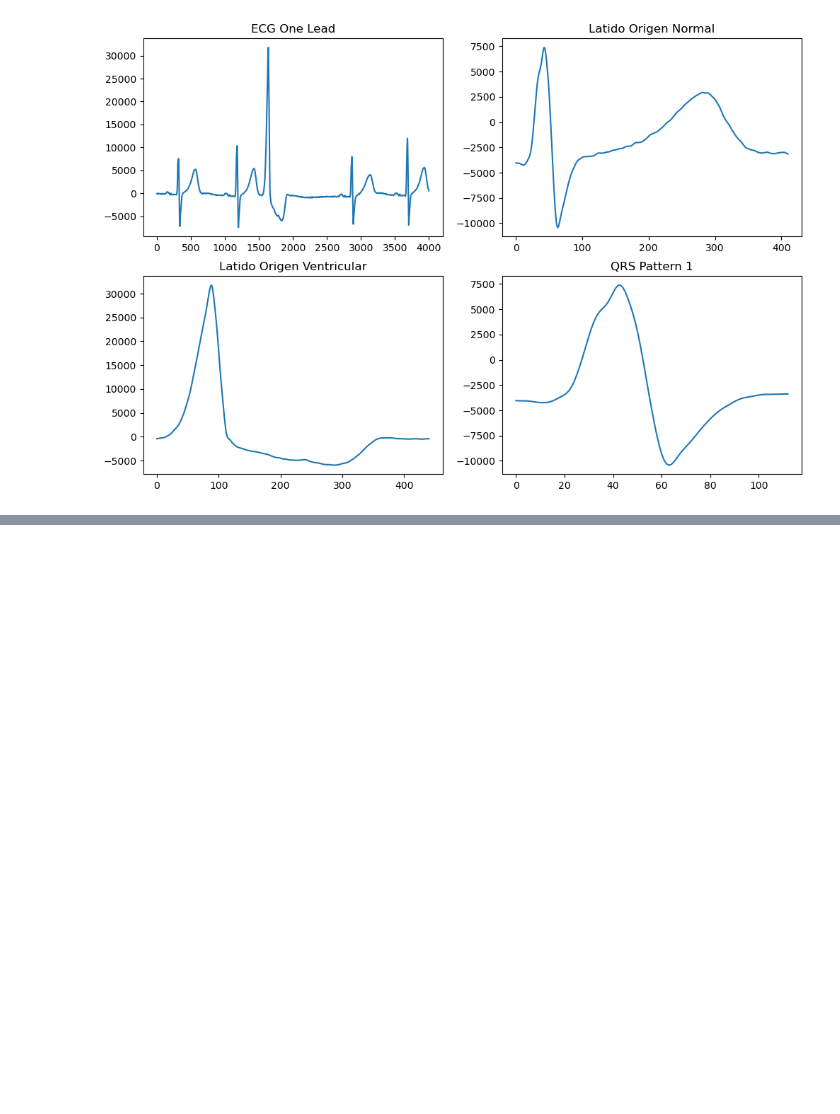
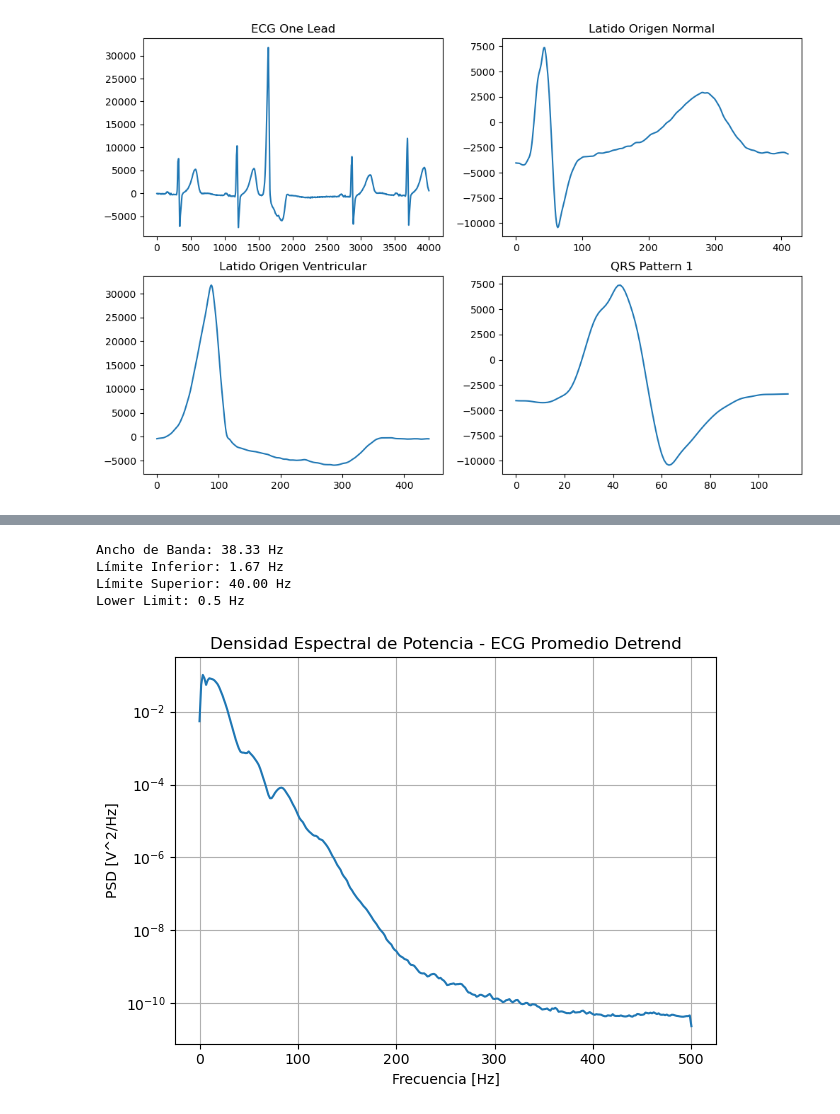
Before and after one commit to federico-b-ee/PDS-2024, a Jupyter notebook: TS8/notebook.ipynb, the cells around one changed output, grey strips where cells are left out. Cells and saved outputs as stored; diff of their text form; code cells hidden in the pictures; blank space fills up the shorter version.

```diff
--- a/TS8/notebook.ipynb
+++ b/TS8/notebook.ipynb
@@ -192,0 +219,49 @@ Latido en índice 1128482: Unknown
+# %%
+# Función para calcular la PSD en ventanas alrededor de los picos QRS
+def calculate_windowed_ecg_psd_welch(ecg_data, fs, qrs_d):
+    all_Pxx = []
+    f = fs
+    for r in qrs_d:
+        if r < 250 or r > (len(ecg_data) - 350):
+            continue
+        window = ecg_data[int(r - 250) : int(r + 350)]
+        # Aplicamos detrend a la señal para eliminar la componente continua o el ruido de baja frecuencia
+        f, Pxx = signal.welch(window, fs, nperseg=len(window), detrend="linear")
+        Pxx = Pxx / np.sum(Pxx)
+        all_Pxx.append(Pxx)
+
+    # Promedio de todas las PSDs
+    if len(all_Pxx) == 0:
+        avg_Pxx = 0
+    else:
+        avg_Pxx = np.mean(all_Pxx, axis=0)
+    return f, all_Pxx, avg_Pxx
+
+
+f_avg_detrend, all_Pxx_detrend, avg_Pxx_detrend = calculate_windowed_ecg_psd_welch(
+    ecg_one_lead.flatten(), fs_ecg, qrs_d
+)
+
+
+bw = bandwith.calculate_bandwidth(f_avg_detrend, avg_Pxx_detrend, 0.99)
+
+print(bw)
+
+threshold = 1 / np.sqrt(2) * np.max(Pxx)  # Umbral -3 dB
+lower_limit = f[np.where(Pxx >= threshold)[0][0]]
+
+print(f"Lower Limit: {lower_limit} Hz")
+
+plt.semilogy(f_avg_detrend, avg_Pxx_detrend)
+plt.title("Densidad Espectral de Potencia - ECG Promedio Detrend")
+plt.xlabel("Frecuencia [Hz]")
+plt.ylabel("PSD [V^2/Hz]")
+plt.grid()
+plt.tight_layout()
+plt.show()
+# %% [output]
+Ancho de Banda: 38.33 Hz
+Límite Inferior: 1.67 Hz
+Límite Superior: 40.00 Hz
+Lower Limit: 0.5 Hz
+[figure, added]
```
Also changed, not shown: parts of 15 cells of this notebook, 1 other file.
